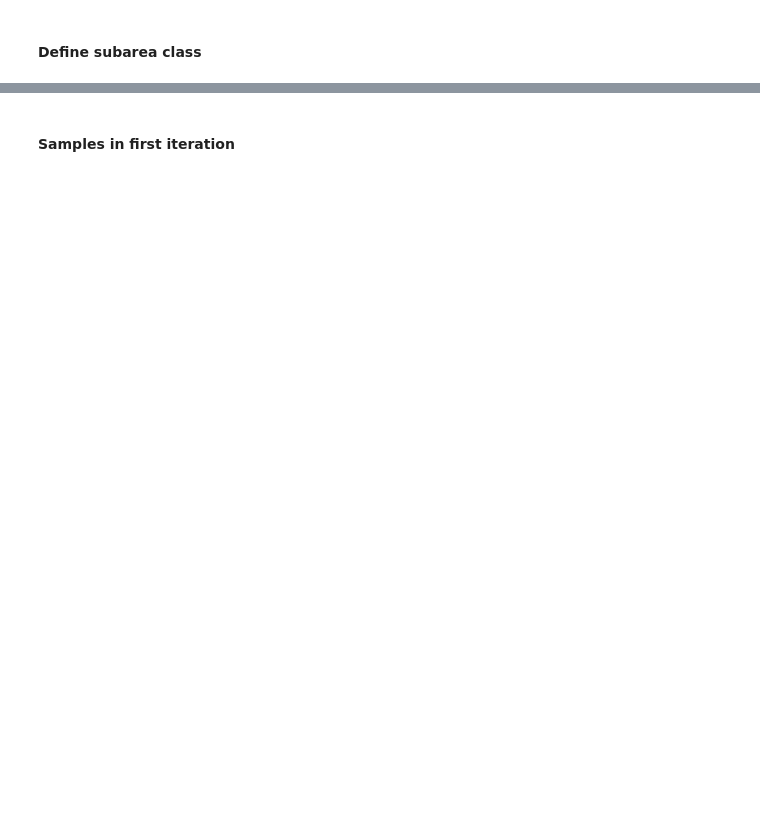
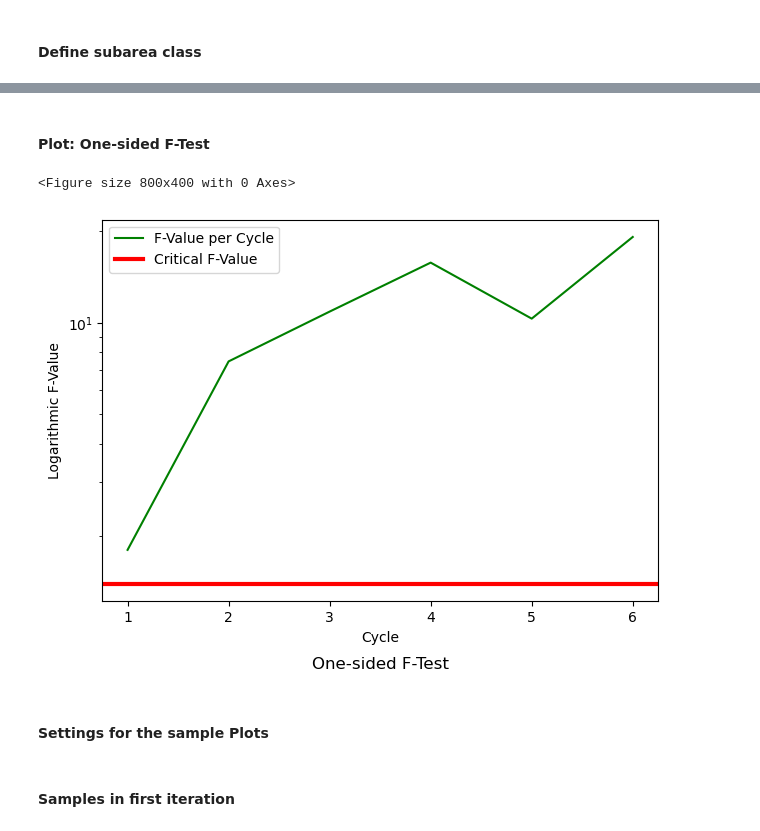
Before and after one commit to kuj24824/stochastic-simulations, a Jupyter notebook: Task_4.ipynb, the cells around one changed output, grey strips where cells are left out. Cells and saved outputs as stored; diff of their text form; code cells hidden in the pictures; blank space fills up the shorter version.

```diff
--- a/Task_4.ipynb
+++ b/Task_4.ipynb
@@ -340,3 +335,25 @@ plt.show()
+# %% [markdown]
+#### Plot: One-sided F-Test
+# %%
+
+plt.figure(figsize=(8, 4))
+fig, ax = plt.subplots(1)
+plt.semilogy(x_axis,F_tdivide,"g-",label ="F-Value per Cycle")
+plt.axhline(1.39,linewidth=3,color="red",label ="Critical F-Value")
+#plt.ylim(-2,2)
+#plt.xlim(-2,2)
+plt.title("One-sided F-Test", y=-0.2)
+plt.ylabel("Logarithmic F-Value")
+plt.xlabel("Cycle")
+plt.legend()
+plt.tight_layout()
+fig.savefig('one_sided_f_test.png', dpi=300)
+plt.show()
+# %% [output]
+<Figure size 800x400 with 0 Axes>
+[figure, added]
+# %% [markdown]
+#### Settings for the sample Plots
 # %%
 samples_in_arr = [len(samplepoints_ss[i]) for i in range(len(samplepoints_ss))]
 samples_in_arr
```
Also changed, not shown: parts of 33 cells of this notebook, 10 other files.
